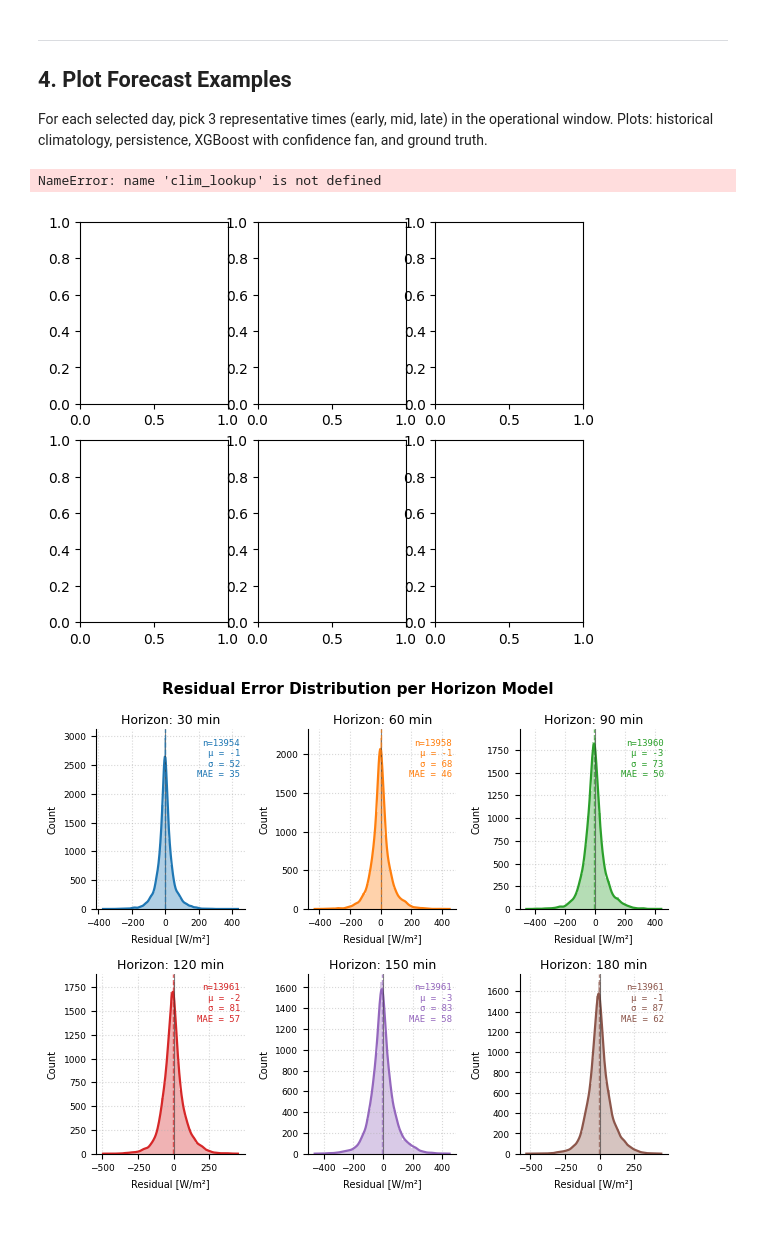
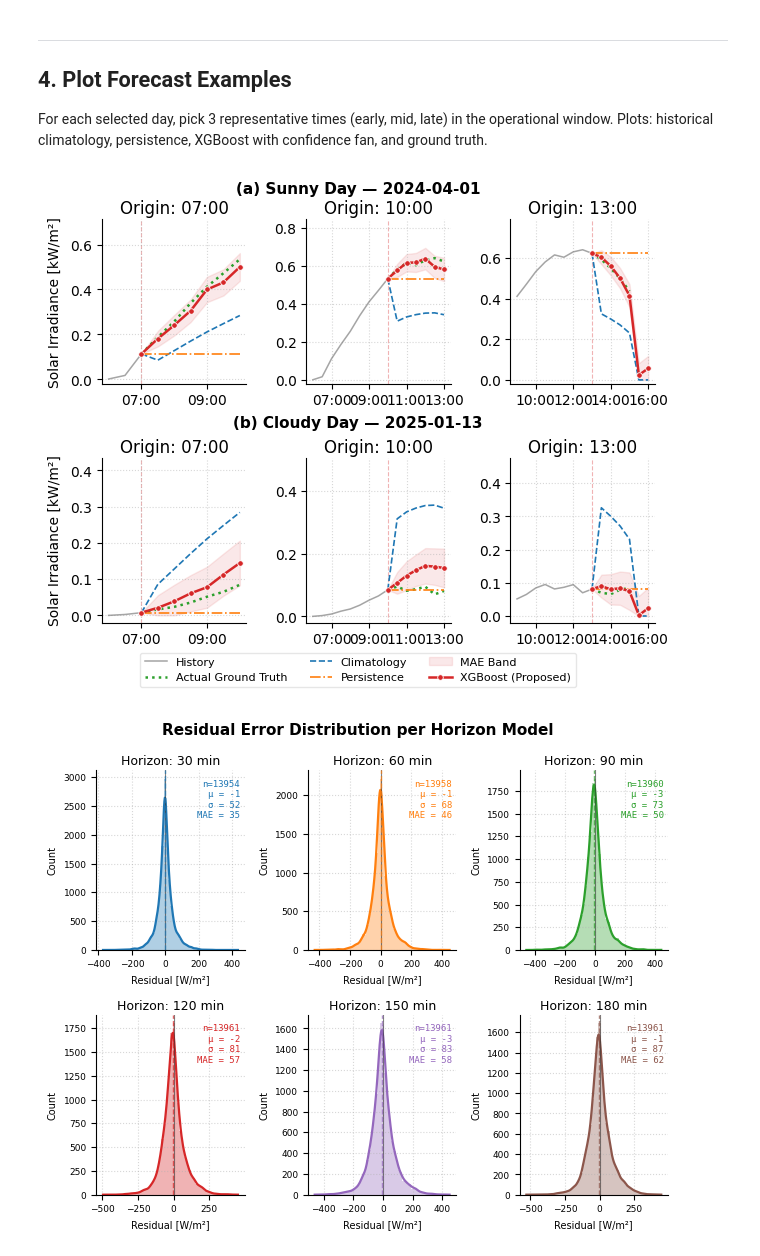
Before and after one commit to MariaRiojas/GalapaOS, a Jupyter notebook: code_from_sala/visualization.ipynb, the cells around one changed output. Drawn from its saved outputs; the diff is of its cells as text; code cells hidden in the pictures; blank space fills up the shorter version.

Commit message:
updated plot

```diff
--- a/code_from_sala/visualization.ipynb
+++ b/code_from_sala/visualization.ipynb
@@ -142,9 +142,13 @@ def eval_xgb(dataset):
         actual_abs = solar_vals + dataset[target].values
         mask = (~np.isnan(actual_abs)) & (actual_abs > 0.01)
         if mask.sum() == 0: continue
-        mae = mean_absolute_error(actual_abs[mask], pred_abs[mask]) * 1000
+        errors = np.abs(actual_abs[mask] - pred_abs[mask]) * 1000
+        mae = errors.mean()
+        mae_std = errors.std()
         rows.append({'model': 'XGBoost', 'horizon': h,
-                     'horizon_min': s*30, 'mae_wm2': round(mae, 2)})
+                     'horizon_min': s*30,
+                     'mae_wm2': round(mae, 2),
+                     'mae_std_wm2': round(mae_std, 2)})
     return pd.DataFrame(rows).sort_values('horizon_min')
 
 # Persistence
@@ -156,9 +160,13 @@ def eval_persist(dataset):
         actual_abs = solar_vals + dataset[target].values
         mask = (~np.isnan(actual_abs)) & (actual_abs > 0.01)
         if mask.sum() == 0: continue
-        mae = mean_absolute_error(actual_abs[mask], solar_vals[mask]) * 1000
+        errors = np.abs(actual_abs[mask] - solar_vals[mask]) * 1000
+        mae = errors.mean()
+        mae_std = errors.std()
         rows.append({'model': 'Persistence', 'horizon': h,
-                     'horizon_min': s*30, 'mae_wm2': round(mae, 2)})
+                     'horizon_min': s*30,
+                     'mae_wm2': round(mae, 2),
+                     'mae_std_wm2': round(mae_std, 2)})
     return pd.DataFrame(rows).sort_values('horizon_min')
 
 # Climatology
@@ -173,19 +181,28 @@ def eval_clim(dataset, train_set):
         clim_vals = np.array([clim.get((t.hour, t.minute), 0) for t in future_times])
         mask = (~np.isnan(actual_abs)) & (actual_abs > 0.01)
         if mask.sum() == 0: continue
-        mae = mean_absolute_error(actual_abs[mask], clim_vals[mask]) * 1000
+        errors = np.abs(actual_abs[mask] - clim_vals[mask]) * 1000
+        mae = errors.mean()
+        mae_std = errors.std()
         rows.append({'model': 'Climatology', 'horizon': h,
-                     'horizon_min': s*30, 'mae_wm2': round(mae, 2)})
+                     'horizon_min': s*30,
+                     'mae_wm2': round(mae, 2),
+                     'mae_std_wm2': round(mae_std, 2)})
     return pd.DataFrame(rows).sort_values('horizon_min')
 
 eval_xgb_df = eval_xgb(test)
 eval_persist_df = eval_persist(test)
 eval_clim_df = eval_clim(test, train)
+# Extract clim for plotting cell
+clim = train.groupby([train.index.hour, train.index.minute])['solar_kw'].mean()
 
 summary = eval_xgb_df[['horizon', 'mae_wm2']].rename(columns={'mae_wm2': 'XGBoost'})
+summary['XGBoost ±σ'] = eval_xgb_df['mae_std_wm2'].values
 summary['Persistence'] = eval_persist_df['mae_wm2'].values
+summary['Persist ±σ'] = eval_persist_df['mae_std_wm2'].values
 summary['Climatology'] = eval_clim_df['mae_wm2'].values
+summary['Clim ±σ'] = eval_clim_df['mae_std_wm2'].values
 
-print("MAE comparison (W/m²):")
+print("MAE comparison (mean ± std, W/m²):")
 summary
 # %% [output]
@@ -285,7 +302,7 @@ for row_idx, (target_date, title_label) in enumerate(dates_and_labels):
         ]
         y_persist = [cv] * 7
         baseline = [cv] + [
-            clim_lookup.get((t.hour, t.minute), 0) for t in future_times
+            clim.get((t.hour, t.minute), 0) for t in future_times
         ]
 
         lower = [cv] + [max(0, p - m) for p, m in zip(preds_abs, mae_vals)]
@@ -371,36 +388,35 @@ for row_idx, (target_date, title_label) in enumerate(dates_and_labels):
 
 # Use tight_layout to handle subplot spacing comfortably before text positioning
 plt.tight_layout(rect=[0, 0.06, 1, 0.98])
 
 # --- Add Standalone Header Titles for Each Row ---
 # Centered globally relative to the figure canvas using fig.text
 fig.text(
     0.5, 0.96, "(a) Sunny Day — 2024-04-01", fontsize=11, fontweight="bold", ha="center"
 )
 fig.text(
-    0.5, 0.49, "(b) Cloudy Day — 2025-01-13", fontsize=11, fontweight="bold", ha="center"
+    0.5, 0.51, "(b) Cloudy Day — 2025-01-13", fontsize=11, fontweight="bold", ha="center"
 )
 
 # Adjust spacing specifically to prevent the new headers from overlapping graphs
 plt.subplots_adjust(top=0.91, hspace=0.45)
 
 # Single shared global legend centered at the absolute bottom
 fig.legend(
     handles=list(plot_handles.values()),
     labels=list(plot_handles.keys()),
     loc="lower center",
     bbox_to_anchor=(0.5, 0),
     ncol=3,
     frameon=True,
     edgecolor="#e0e0e0",
     fontsize=8,
 )
 
 # plt.savefig("combined_forecast_scenarios.pdf", dpi=300, bbox_inches='tight')
 plt.show()
 # %% [output]
-NameError: name 'clim_lookup' is not defined
-[figure, old version]
+[figure, new version]
 # %%
 # --- Residual Error Distribution for Each Horizon Model (2×3 grid) ---
 solar_vals = test["solar_kw"].values
```
Also changed, not shown: parts of 1 cell of this notebook, 1 other file.
